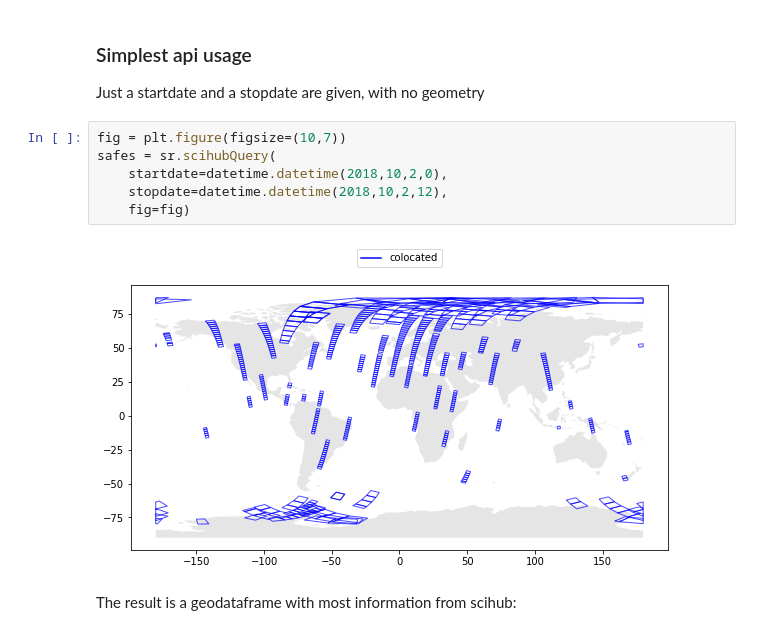
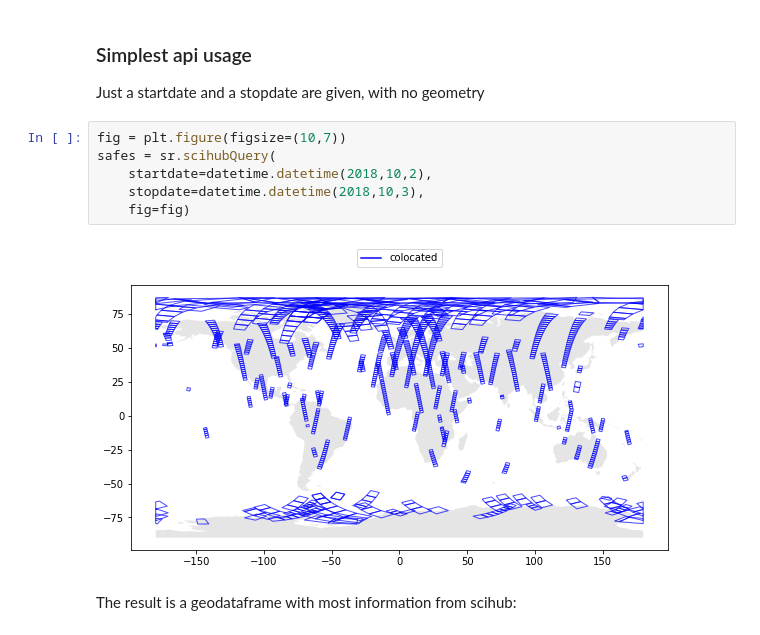
Before and after one commit to oarcher/sentinelrequest, a Jupyter notebook: README.ipynb, the cells around one changed output. Drawn from its saved outputs; the diff is of its cells as text.

```diff
--- a/README.ipynb
+++ b/README.ipynb
@@ -145,11 +147,11 @@ Just a startdate and a stopdate are given, with no geometry
 # %%
 fig = plt.figure(figsize=(10,7))
 safes = sr.scihubQuery(
-    startdate=datetime.datetime(2018,10,2,0),
-    stopdate=datetime.datetime(2018,10,2,12),
+    startdate=datetime.datetime(2018,10,2),
+    stopdate=datetime.datetime(2018,10,3),
     fig=fig)
 # %% [output]
-[figure, old version]
+[figure, new version]
 # %% [markdown]
 The result is a geodataframe with most information from scihub:
 # %%
```
Also changed, not shown: parts of 5 cells of this notebook, 1 other file.
